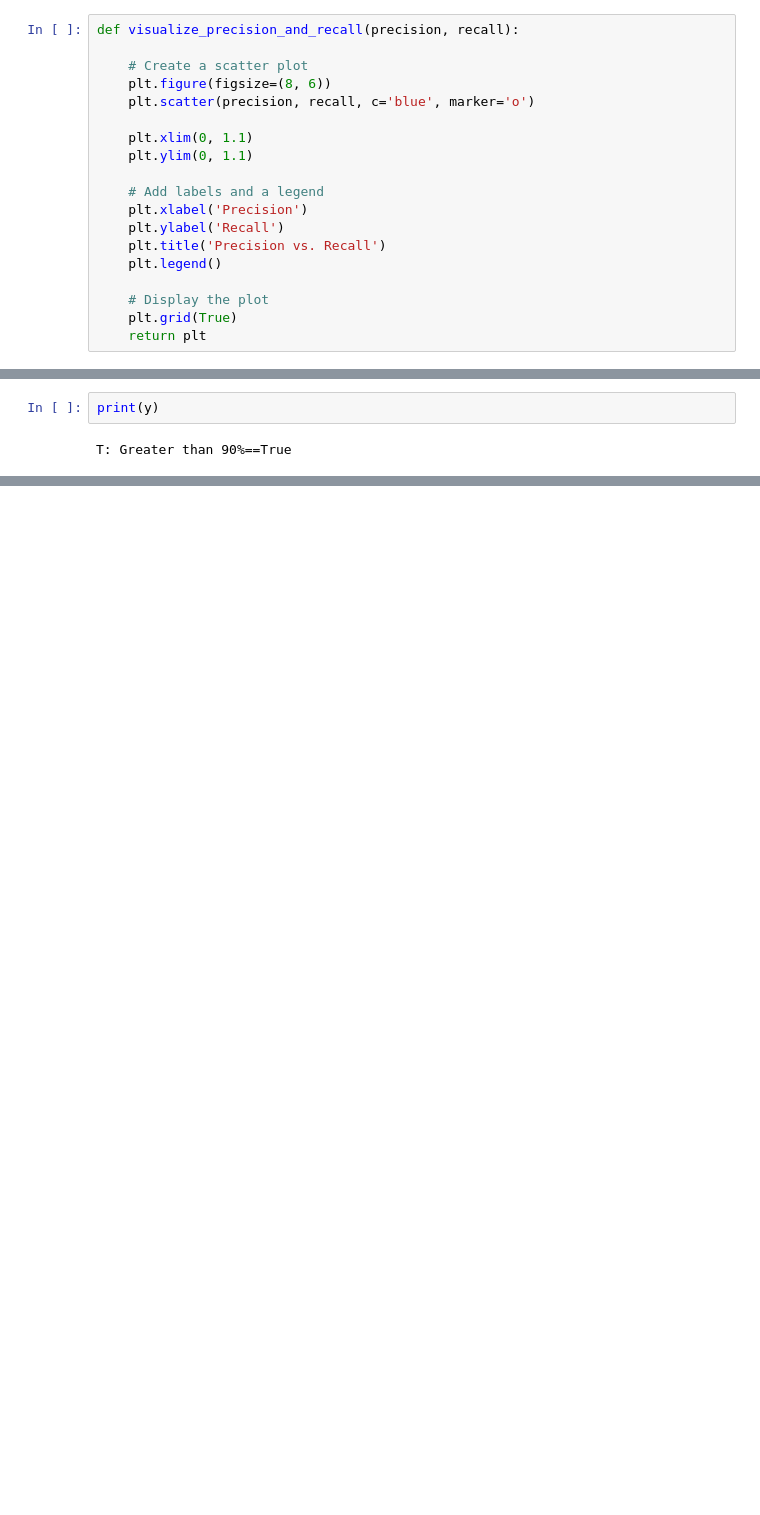
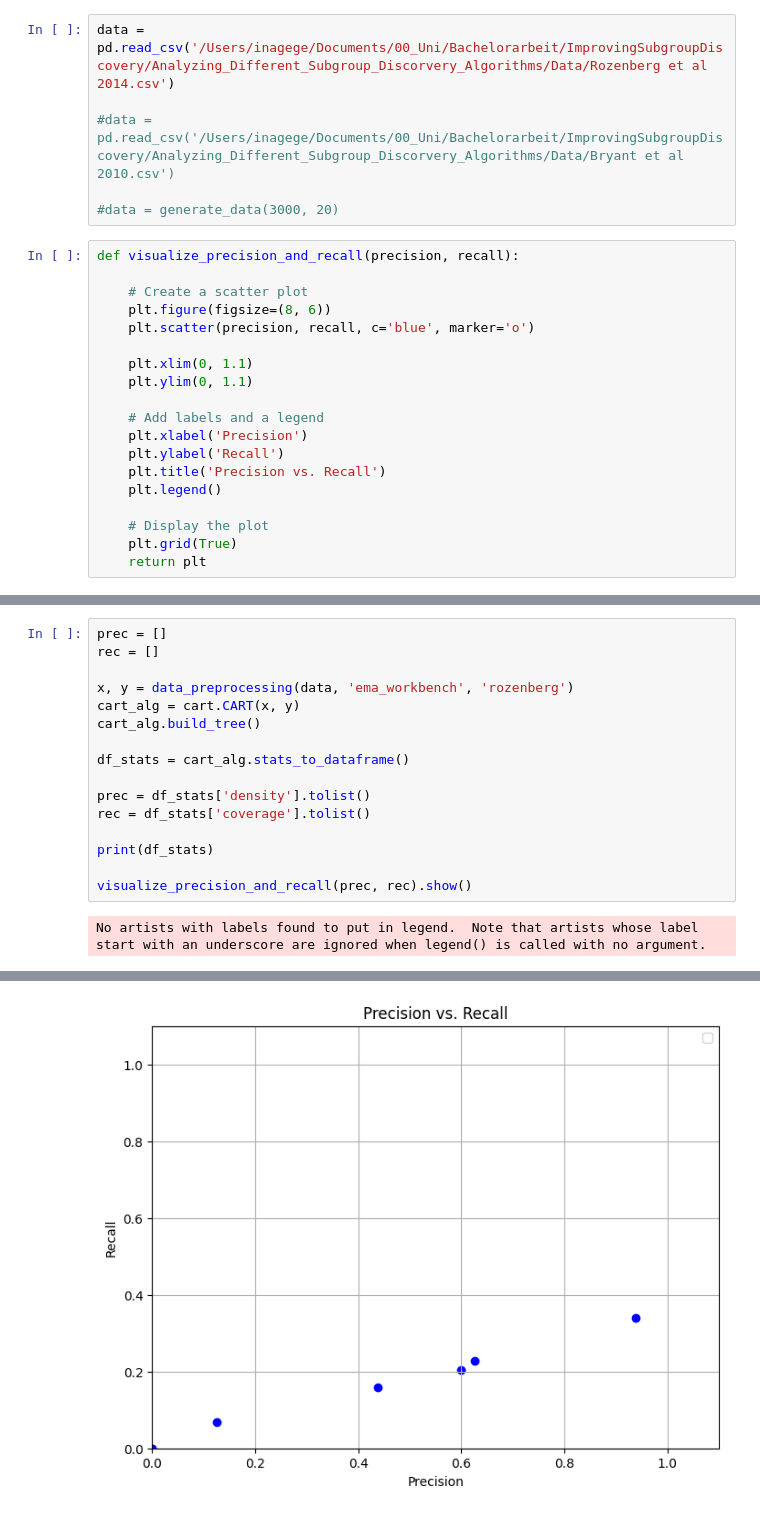
Before and after one commit to inagege/ImprovingSubgroupDiscovery, a Jupyter notebook: Analyzing_Different_Subgroup_Discorvery_Algorithms/Experiments_Diffrent_Subgroup_Discovery_Algorithns.ipynb, the cells around one changed output, grey strips where cells are left out. Saved outputs shown, nothing was run; the diff lists cells and outputs as text; blank space fills up the shorter version.

```diff
--- a/Analyzing_Different_Subgroup_Discorvery_Algorithms/Experiments_Diffrent_Subgroup_Discovery_Algorithns.ipynb
+++ b/Analyzing_Different_Subgroup_Discorvery_Algorithms/Experiments_Diffrent_Subgroup_Discovery_Algorithns.ipynb
@@ -8,3 +27,9 @@ data = pd.read_csv('/Users/inagege/Documents/00_Uni/Bachelorarbeit/ImprovingSubg
+# %%
+data = pd.read_csv('/Users/inagege/Documents/00_Uni/Bachelorarbeit/ImprovingSubgroupDiscovery/Analyzing_Different_Subgroup_Discorvery_Algorithms/Data/Rozenberg et al 2014.csv')
+
+#data = pd.read_csv('/Users/inagege/Documents/00_Uni/Bachelorarbeit/ImprovingSubgroupDiscovery/Analyzing_Different_Subgroup_Discorvery_Algorithms/Data/Bryant et al 2010.csv')
+
+#data = generate_data(3000, 20)
 # %%
 def visualize_precision_and_recall(precision, recall):
 
@@ -82,4 +129,18 @@ No artists with labels found to put in legend.  Note that artists whose label st
-# %%
-print(y)
-# %% [output]
-T: Greater than 90%==True
+# %%
+prec = []
+rec = []
+
+x, y = data_preprocessing(data, 'ema_workbench', 'rozenberg')
+cart_alg = cart.CART(x, y)
+cart_alg.build_tree()
+
+df_stats = cart_alg.stats_to_dataframe()
+
+prec = df_stats['density'].tolist()
+rec = df_stats['coverage'].tolist()
+
+print(df_stats)
+
+visualize_precision_and_recall(prec, rec).show()
+# %% [output]
+No artists with labels found to put in legend.  Note that artists whose label start with an underscore are ignored when legend() is called with no argument.
@@ -85,0 +156 @@ T: Greater than 90%==True
+[figure, added]
```
Also changed, not shown: parts of 7 cells of this notebook, 18 other files.
